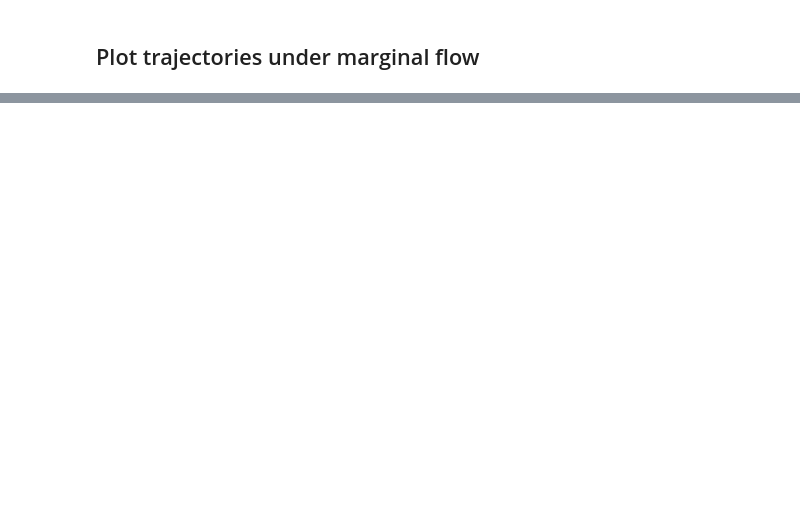
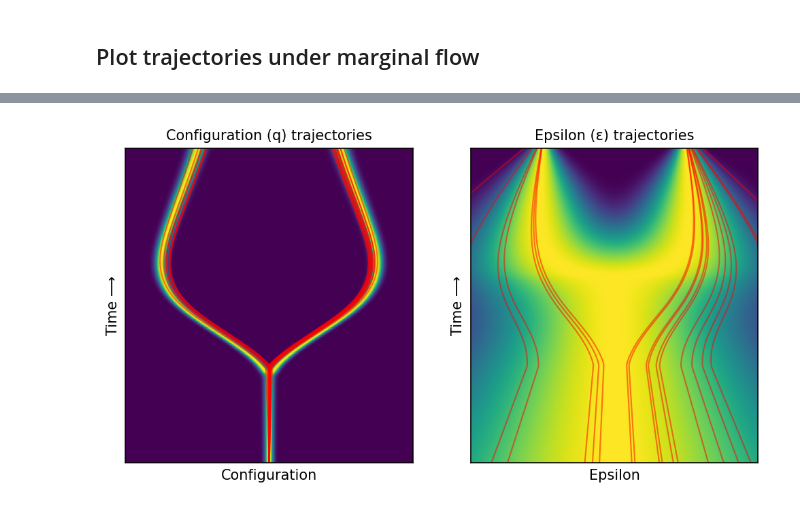
Before and after one commit to willh003/flowvis, a Jupyter notebook: notebooks/stochastic/wine-glass-demos.ipynb, the cells around one changed output, grey strips where cells are left out. Cells and saved outputs as stored; diff of their text form; code cells hidden in the pictures; blank space fills up the shorter version.

```diff
--- a/notebooks/stochastic/wine-glass-demos.ipynb
+++ b/notebooks/stochastic/wine-glass-demos.ipynb
@@ -184,0 +157,15 @@ The sampled trajectory is not near the demonstration trajectories. Flow matching
+# %%
+q_starts = [0.0] * 20
+ε_starts = np.random.randn(20)
+
+fig = plt.figure(figsize=(8, 4), dpi=150)
+
+gs = fig.add_gridspec(1, 2, width_ratios=[1, 1])
+ax1 = fig.add_subplot(gs[0])
+ax2 = fig.add_subplot(gs[1])
+
+plot_probability_density_with_trajectories_q(fp, ax1, q_starts, ε_starts)
+plot_probability_density_with_trajectories_ε(fp, ax2, q_starts, ε_starts)
+plt.show()
+# %% [output]
+[figure, added]
```
Also changed, not shown: parts of 14 cells of this notebook, 2 other files.
